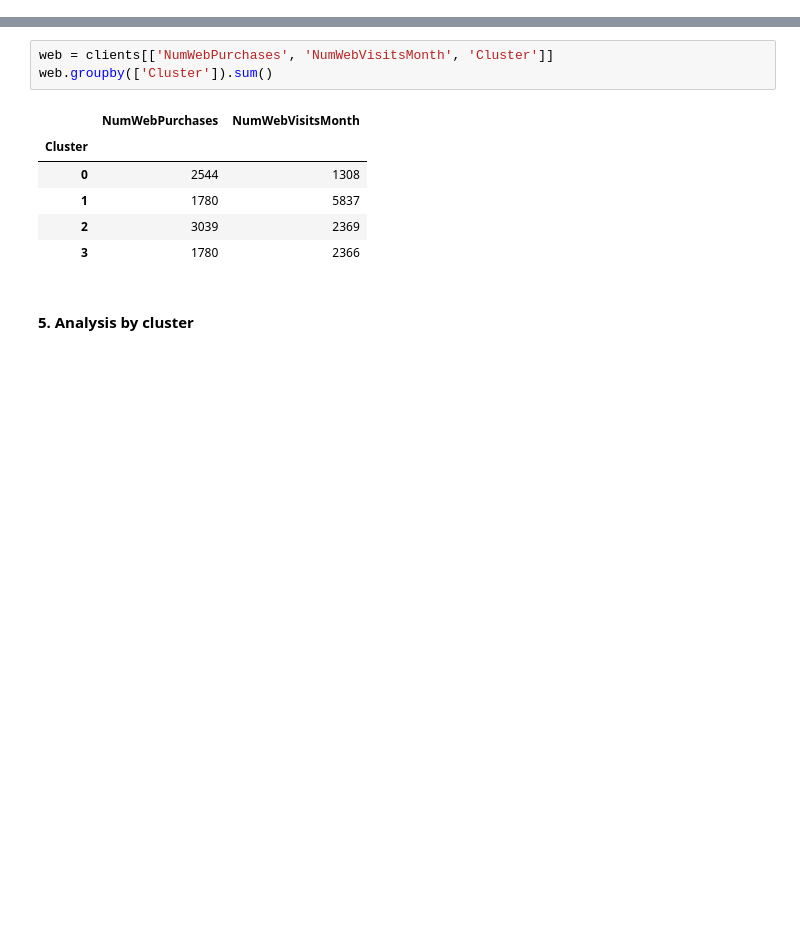
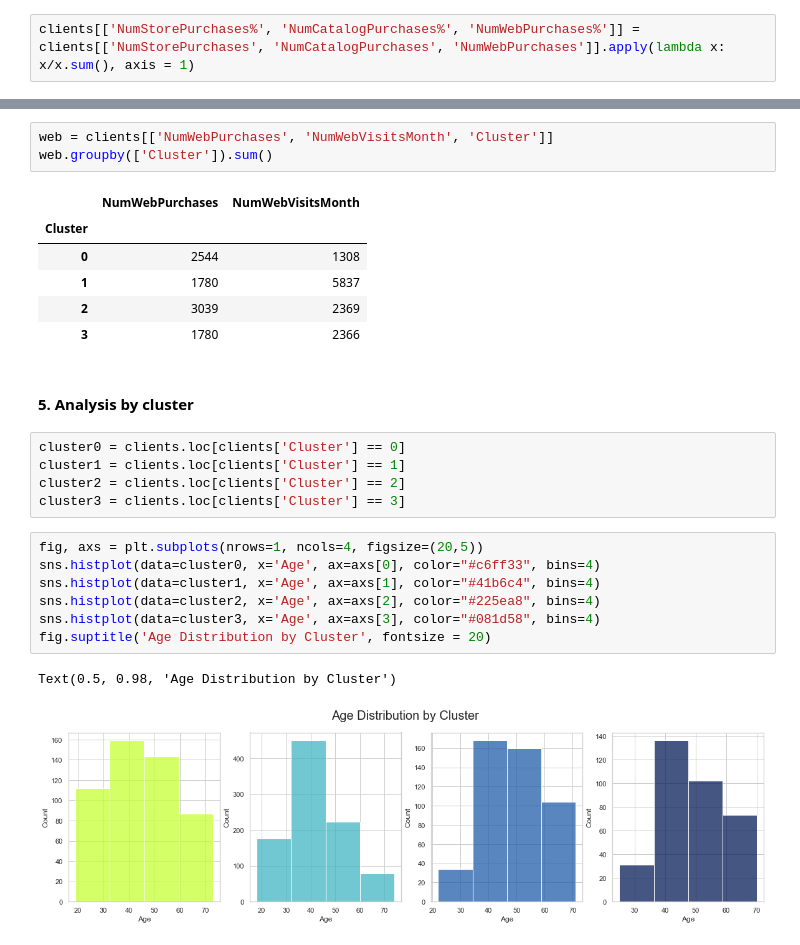
Before and after one commit to mariaperezdeayalas/Customer-Segmentation-Final-Project-, a Jupyter notebook: Notebooks/3. Clustering - KMeans.ipynb, the cells around one changed output, grey strips where cells are left out. Saved outputs shown, nothing was run; the diff lists cells and outputs as text; blank space fills up the shorter version.

```diff
--- a/Notebooks/3. Clustering - KMeans.ipynb
+++ b/Notebooks/3. Clustering - KMeans.ipynb
@@ -198,0 +215,2 @@ products.groupby(['Cluster']).sum()
+# %%
+clients[['NumStorePurchases%', 'NumCatalogPurchases%', 'NumWebPurchases%']] = clients[['NumStorePurchases', 'NumCatalogPurchases', 'NumWebPurchases']].apply(lambda x: x/x.sum(), axis = 1)
@@ -208,3 +235,18 @@ web.groupby(['Cluster']).sum()
 | 3 | 1780 | 2366 |
 # %% [markdown]
 #### 5. Analysis by cluster
+# %%
+cluster0 = clients.loc[clients['Cluster'] == 0]
+cluster1 = clients.loc[clients['Cluster'] == 1]
+cluster2 = clients.loc[clients['Cluster'] == 2]
+cluster3 = clients.loc[clients['Cluster'] == 3]
+# %%
+fig, axs = plt.subplots(nrows=1, ncols=4, figsize=(20,5))
+sns.histplot(data=cluster0, x='Age', ax=axs[0], color="#c6ff33", bins=4)
+sns.histplot(data=cluster1, x='Age', ax=axs[1], color="#41b6c4", bins=4)
+sns.histplot(data=cluster2, x='Age', ax=axs[2], color="#225ea8", bins=4)
+sns.histplot(data=cluster3, x='Age', ax=axs[3], color="#081d58", bins=4)
+fig.suptitle('Age Distribution by Cluster', fontsize = 20)
+# %% [output]
+Text(0.5, 0.98, 'Age Distribution by Cluster')
+[figure, added]
```
Also changed, not shown: parts of 25 cells of this notebook, 1 other file.
